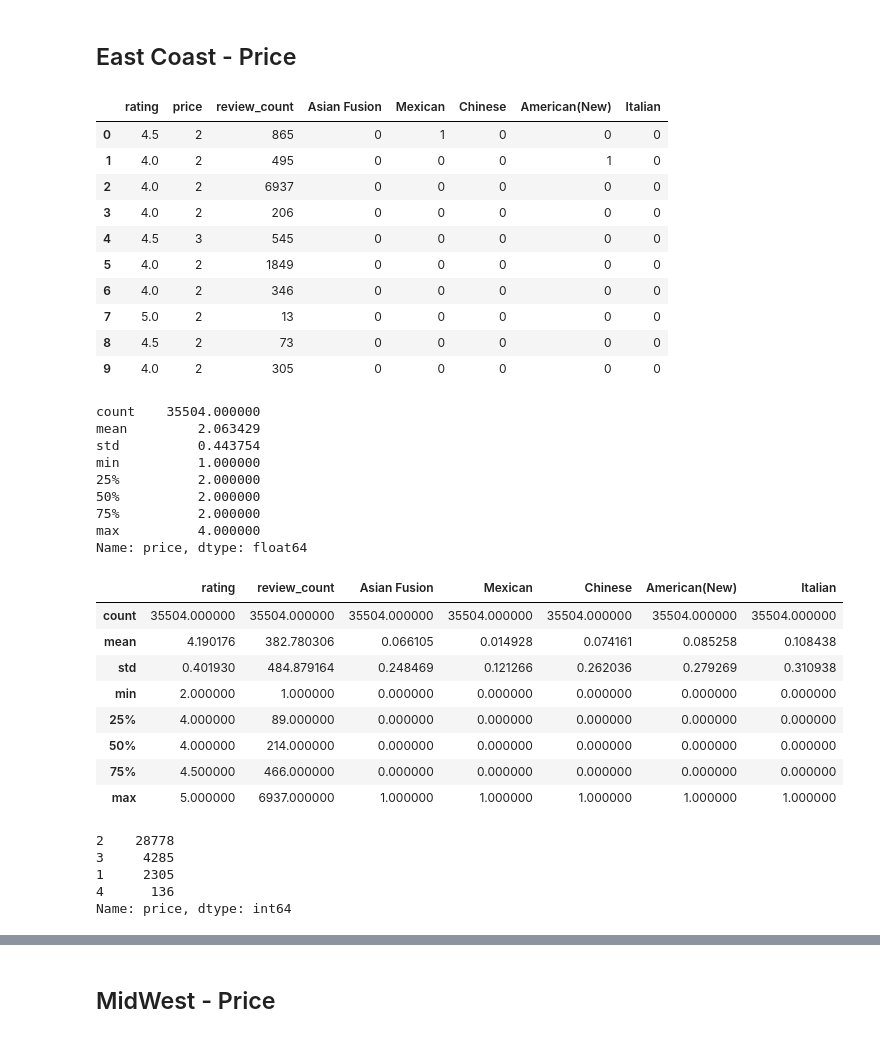
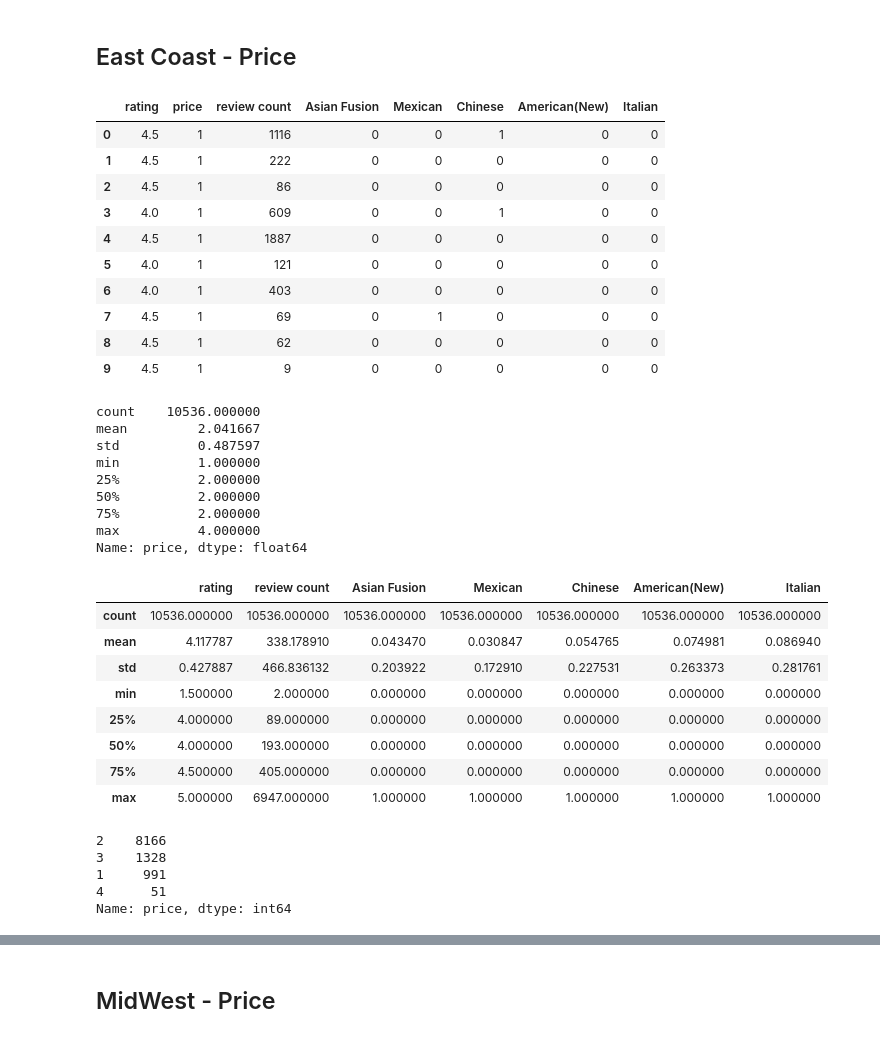
Before and after one commit to erikajwolf/Yelp_Metro_US_Analysis, a Jupyter notebook: Yelp_Ensemble_Combined.ipynb, the cells around one changed output, grey strips where cells are left out. Drawn from its saved outputs; the diff is of its cells as text; code cells hidden in the pictures.

```diff
--- a/Yelp_Ensemble_Combined.ipynb
+++ b/Yelp_Ensemble_Combined.ipynb
@@ -13,7 +13,7 @@ from sklearn.metrics import confusion_matrix
 from imblearn.metrics import classification_report_imbalanced
 # %%
 # Load the data
-yelp_file_to_load = "Resources/yelp_data2.csv"
+yelp_file_to_load = "Resources/yelp_eval_data.csv"
 # Open the city_file to filter zip codes for metropolitan areas.
 yelp_file_df = pd.read_csv(yelp_file_to_load)
 
@@ -267,5 +267,5 @@ yelp_file_df
 # %%
-yelp_df = yelp_file_df.drop(["Unnamed: 0", "categories", "name", "city", "state"], axis=1)
+yelp_df = yelp_file_df.drop(["categories", "name", "city", "state"], axis=1)
 # %%
 yelp_df.to_csv("yelp_eval_data.csv", index=False)
 yelp_df
@@ -508,23 +505,23 @@ IndexError: index 6 is out of bounds for axis 0 with size 6
 # %%
 # Filter dataset to west coast
 east_coast = yelp_df[(yelp_df.EC == 1) &
                     (yelp_df.MW == 0)]
 
-east_coast = east_coast.loc[:,["rating", "price", "review_count", "Asian Fusion",
+east_coast = east_coast.loc[:,["rating", "price", "review count", "Asian Fusion",
                                "Mexican", "Chinese", "American(New)", "Italian"]]
 east_coast.head(10)
 # %% [output]
-|  | rating | price | review_count | Asian Fusion | Mexican | Chinese | American(New) | Italian |
-| 0 | 4.5 | 2 | 865 | 0 | 1 | 0 | 0 | 0 |
-| 1 | 4.0 | 2 | 495 | 0 | 0 | 0 | 1 | 0 |
-| 2 | 4.0 | 2 | 6937 | 0 | 0 | 0 | 0 | 0 |
-| 3 | 4.0 | 2 | 206 | 0 | 0 | 0 | 0 | 0 |
-| 4 | 4.5 | 3 | 545 | 0 | 0 | 0 | 0 | 0 |
-| 5 | 4.0 | 2 | 1849 | 0 | 0 | 0 | 0 | 0 |
-| 6 | 4.0 | 2 | 346 | 0 | 0 | 0 | 0 | 0 |
-| 7 | 5.0 | 2 | 13 | 0 | 0 | 0 | 0 | 0 |
-| 8 | 4.5 | 2 | 73 | 0 | 0 | 0 | 0 | 0 |
-| 9 | 4.0 | 2 | 305 | 0 | 0 | 0 | 0 | 0 |
+|  | rating | price | review count | Asian Fusion | Mexican | Chinese | American(New) | Italian |
+| 0 | 4.5 | 1 | 1116 | 0 | 0 | 1 | 0 | 0 |
+| 1 | 4.5 | 1 | 222 | 0 | 0 | 0 | 0 | 0 |
+| 2 | 4.5 | 1 | 86 | 0 | 0 | 0 | 0 | 0 |
+| 3 | 4.0 | 1 | 609 | 0 | 0 | 1 | 0 | 0 |
+| 4 | 4.5 | 1 | 1887 | 0 | 0 | 0 | 0 | 0 |
+| 5 | 4.0 | 1 | 121 | 0 | 0 | 0 | 0 | 0 |
+| 6 | 4.0 | 1 | 403 | 0 | 0 | 0 | 0 | 0 |
+| 7 | 4.5 | 1 | 69 | 0 | 1 | 0 | 0 | 0 |
+| 8 | 4.5 | 1 | 62 | 0 | 0 | 0 | 0 | 0 |
+| 9 | 4.5 | 1 | 9 | 0 | 0 | 0 | 0 | 0 |
 # %%
 # Create our features
 X = east_coast.drop("price", axis=1)
@@ -536,9 +533,9 @@ y = east_coast["price"]
 # %%
 y.describe()
 # %% [output]
-count    35504.000000
-mean         2.063429
-std          0.443754
+count    10536.000000
+mean         2.041667
+std          0.487597
 min          1.000000
 25%          2.000000
 50%          2.000000
@@ -548,23 +545,23 @@ Name: price, dtype: float64
 # %%
 X.describe()
 # %% [output]
-|  | rating | review_count | Asian Fusion | Mexican | Chinese | American(New) | Italian |
-| count | 35504.000000 | 35504.000000 | 35504.000000 | 35504.000000 | 35504.000000 | 35504.000000 | 35504.000000 |
-| mean | 4.190176 | 382.780306 | 0.066105 | 0.014928 | 0.074161 | 0.085258 | 0.108438 |
-| std | 0.401930 | 484.879164 | 0.248469 | 0.121266 | 0.262036 | 0.279269 | 0.310938 |
-| min | 2.000000 | 1.000000 | 0.000000 | 0.000000 | 0.000000 | 0.000000 | 0.000000 |
+|  | rating | review count | Asian Fusion | Mexican | Chinese | American(New) | Italian |
+| count | 10536.000000 | 10536.000000 | 10536.000000 | 10536.000000 | 10536.000000 | 10536.000000 | 10536.000000 |
+| mean | 4.117787 | 338.178910 | 0.043470 | 0.030847 | 0.054765 | 0.074981 | 0.086940 |
+| std | 0.427887 | 466.836132 | 0.203922 | 0.172910 | 0.227531 | 0.263373 | 0.281761 |
+| min | 1.500000 | 2.000000 | 0.000000 | 0.000000 | 0.000000 | 0.000000 | 0.000000 |
 | 25% | 4.000000 | 89.000000 | 0.000000 | 0.000000 | 0.000000 | 0.000000 | 0.000000 |
-| 50% | 4.000000 | 214.000000 | 0.000000 | 0.000000 | 0.000000 | 0.000000 | 0.000000 |
-| 75% | 4.500000 | 466.000000 | 0.000000 | 0.000000 | 0.000000 | 0.000000 | 0.000000 |
-| max | 5.000000 | 6937.000000 | 1.000000 | 1.000000 | 1.000000 | 1.000000 | 1.000000 |
+| 50% | 4.000000 | 193.000000 | 0.000000 | 0.000000 | 0.000000 | 0.000000 | 0.000000 |
+| 75% | 4.500000 | 405.000000 | 0.000000 | 0.000000 | 0.000000 | 0.000000 | 0.000000 |
+| max | 5.000000 | 6947.000000 | 1.000000 | 1.000000 | 1.000000 | 1.000000 | 1.000000 |
 # %%
 # Check the balance of our target values
 y.value_counts()
 # %% [output]
-2    28778
-3     4285
-1     2305
-4      136
+2    8166
+3    1328
+1     991
+4      51
 Name: price, dtype: int64
 # %%
 X_train, X_test, y_train, y_test = train_test_split(X, y, random_state = 1)
```
Also changed, not shown: parts of 42 cells of this notebook, 2 other files.
